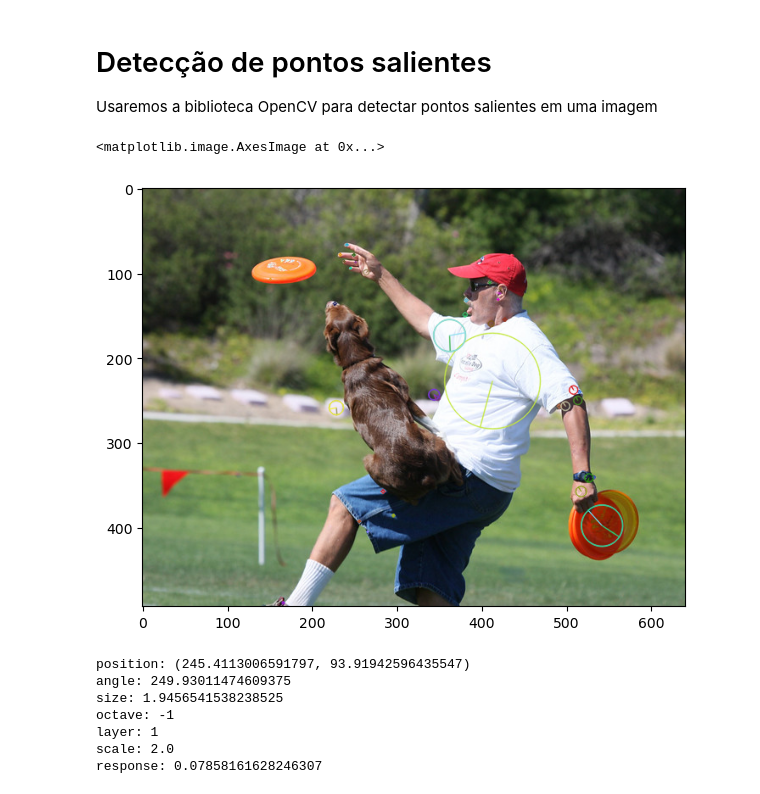
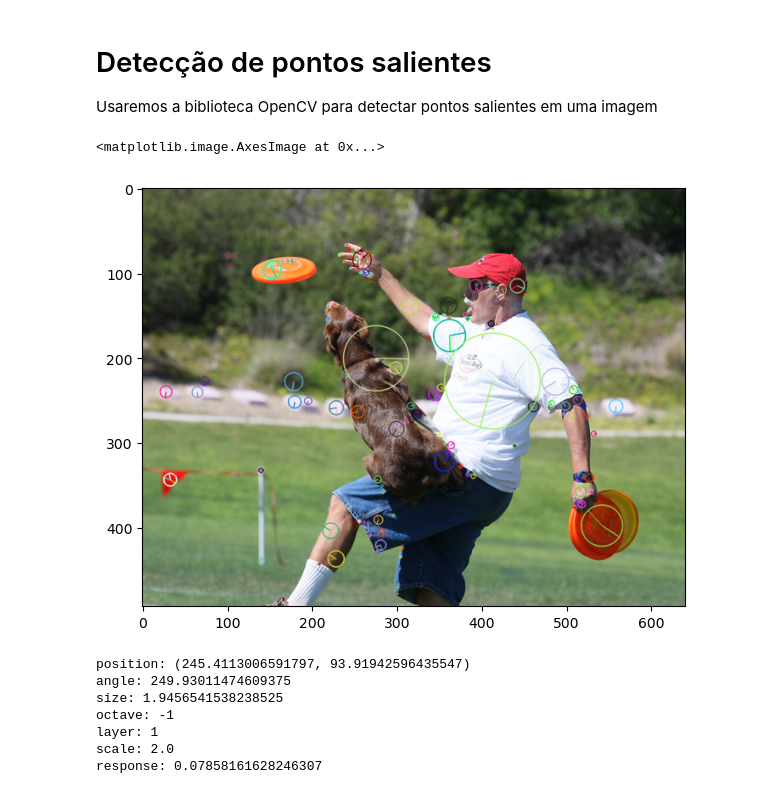
Before and after one commit to chcomin/curso-visao-computacional-2024, a Jupyter notebook: M13_casamento_de_pontos_salientes/1 - Detecção de pontos salientes.ipynb, the cells around one changed output. Saved outputs shown, nothing was run; the diff lists cells and outputs as text; code cells hidden in the pictures.

```diff
--- a/M13_casamento_de_pontos_salientes/1 - Detecção de pontos salientes.ipynb
+++ b/M13_casamento_de_pontos_salientes/1 - Detecção de pontos salientes.ipynb
@@ -37,35 +37,35 @@ def keypoint_info(kpt):
 
     for name, value in data.items():
         print(f'{name}: {value}')
 
 img = cv2.imread('../data/man_with_dog.jpg')
 # Imagem RGB
 img = cv2.cvtColor(img, cv2.COLOR_BGR2RGB)
 # Imagem nível de cinza para o método SIFT
 img_gray = cv2.cvtColor(img, cv2.COLOR_BGR2GRAY)
 
 sift = cv2.SIFT_create(
-    nfeatures=50,           # Número de pontos salientes
+    nfeatures=200,          # Número máximo de pontos salientes
     nOctaveLayers=3,        # Número de escalas na pirâmide Gaussiana
     contrastThreshold=0.04, # Saliência mínima de um ponto saliente
     edgeThreshold=10,       # Linearidade máxima, remove arestas salientes
     sigma=1.6               # Suavização no primeiro nível da pirâmide Gaussiana
     )
 keypoints = sift.detect(img_gray, None)
 
 # Desenha pontos salientes detectados na imagem
 img_out = cv2.drawKeypoints(
     img,
     keypoints,
     None,
     flags=cv2.DRAW_MATCHES_FLAGS_DRAW_RICH_KEYPOINTS
     )
 
 plt.figure(figsize=(7,7))
 plt.imshow(img_out)
 # %% [output]
 <matplotlib.image.AxesImage at 0x...>
-[figure, old version]
+[figure, new version]
 # %%
 # Informações do primeiro ponto saliente
 keypoint_info(keypoints[0])
```
Also changed, not shown: 2 other files.
